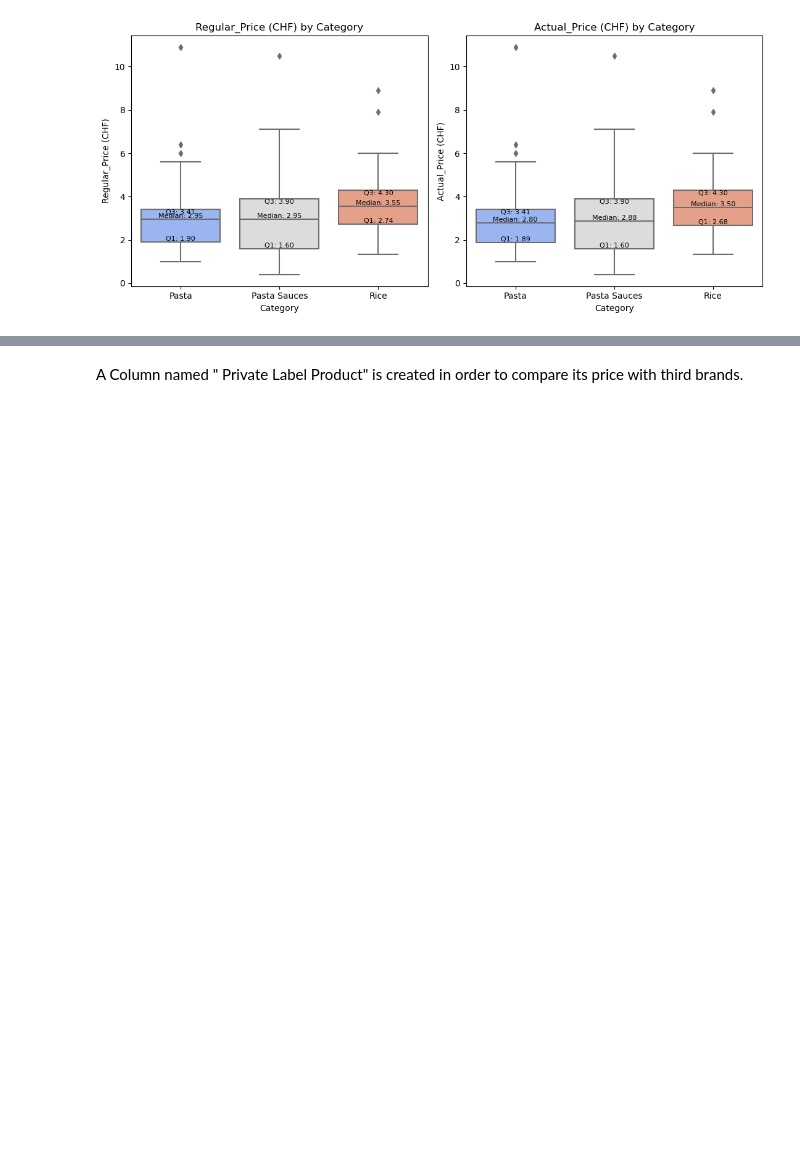
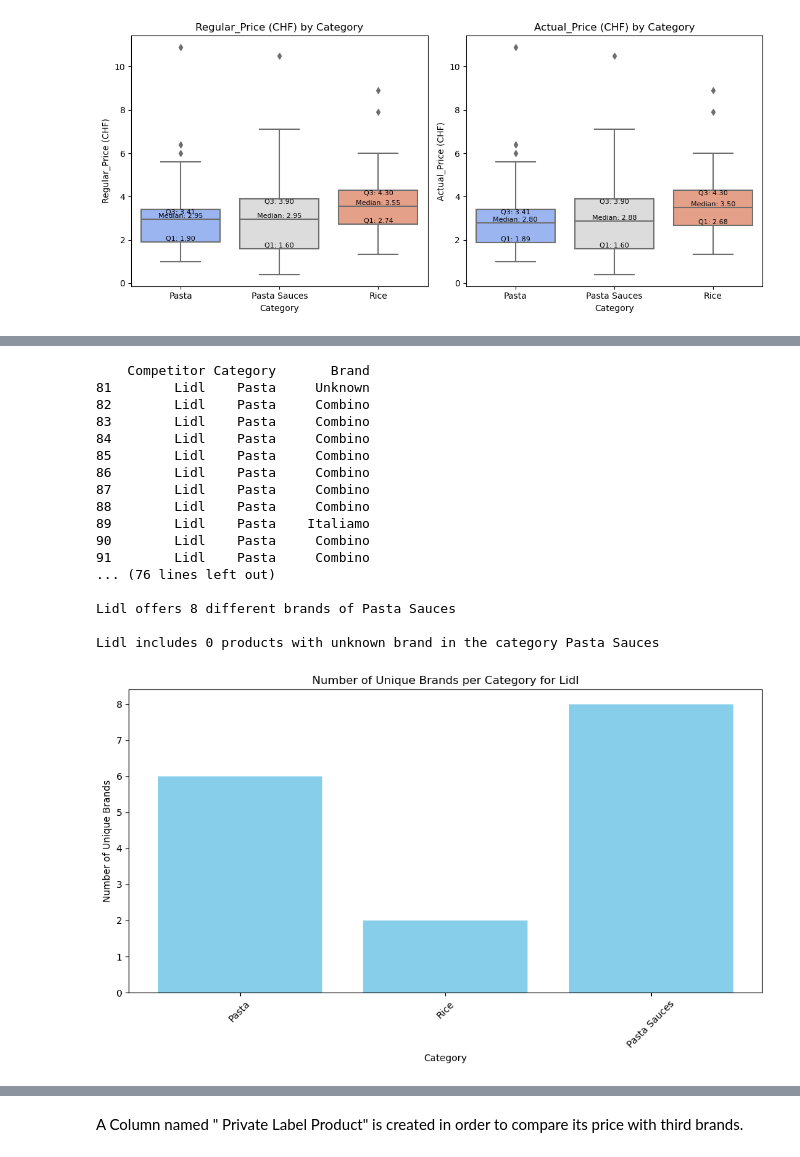
Before and after one commit to martdiazicloud/CIP_AS2024, a Jupyter notebook: Data_Analysis_Group_Work/Data_Analysis_G03.ipynb, the cells around one changed output, grey strips where cells are left out. Cells and saved outputs as stored; diff of their text form; code cells hidden in the pictures; blank space fills up the shorter version.

```diff
--- a/Data_Analysis_Group_Work/Data_Analysis_G03.ipynb
+++ b/Data_Analysis_Group_Work/Data_Analysis_G03.ipynb
@@ -129,0 +297,3 @@ plt.show()
+# %%
+df_lidl = competitor_subset(df, "Lidl")
+df_lidl
@@ -129,0 +314,30 @@ plt.show()
+# %%
+# results Lidl
+print_category_info(df_lidl, "Lidl", "Pasta")
+print_category_info(df_lidl, "Lidl", "Rice")
+print_category_info(df_lidl, "Lidl", "Pasta Sauces")
+
+# plot results Lidl
+competitor_name = "Lidl"
+categories = ["Pasta", "Rice", "Pasta Sauces"]  # Adjust to include relevant categories
+df_migros = competitor_subset(df, competitor_name)
+plot_unique_brands_by_category(df_migros, competitor_name, categories)
+# %% [output]
+    Competitor Category       Brand
+81        Lidl    Pasta     Unknown
+82        Lidl    Pasta     Combino
+83        Lidl    Pasta     Combino
+84        Lidl    Pasta     Combino
+85        Lidl    Pasta     Combino
+86        Lidl    Pasta     Combino
+87        Lidl    Pasta     Combino
+88        Lidl    Pasta     Combino
+89        Lidl    Pasta    Italiamo
+90        Lidl    Pasta     Combino
+91        Lidl    Pasta     Combino
+... (76 lines left out)
+
+Lidl offers 8 different brands of Pasta Sauces
+
+Lidl includes 0 products with unknown brand in the category Pasta Sauces
+[figure, added]
```
Also changed, not shown: parts of 20 cells of this notebook.
